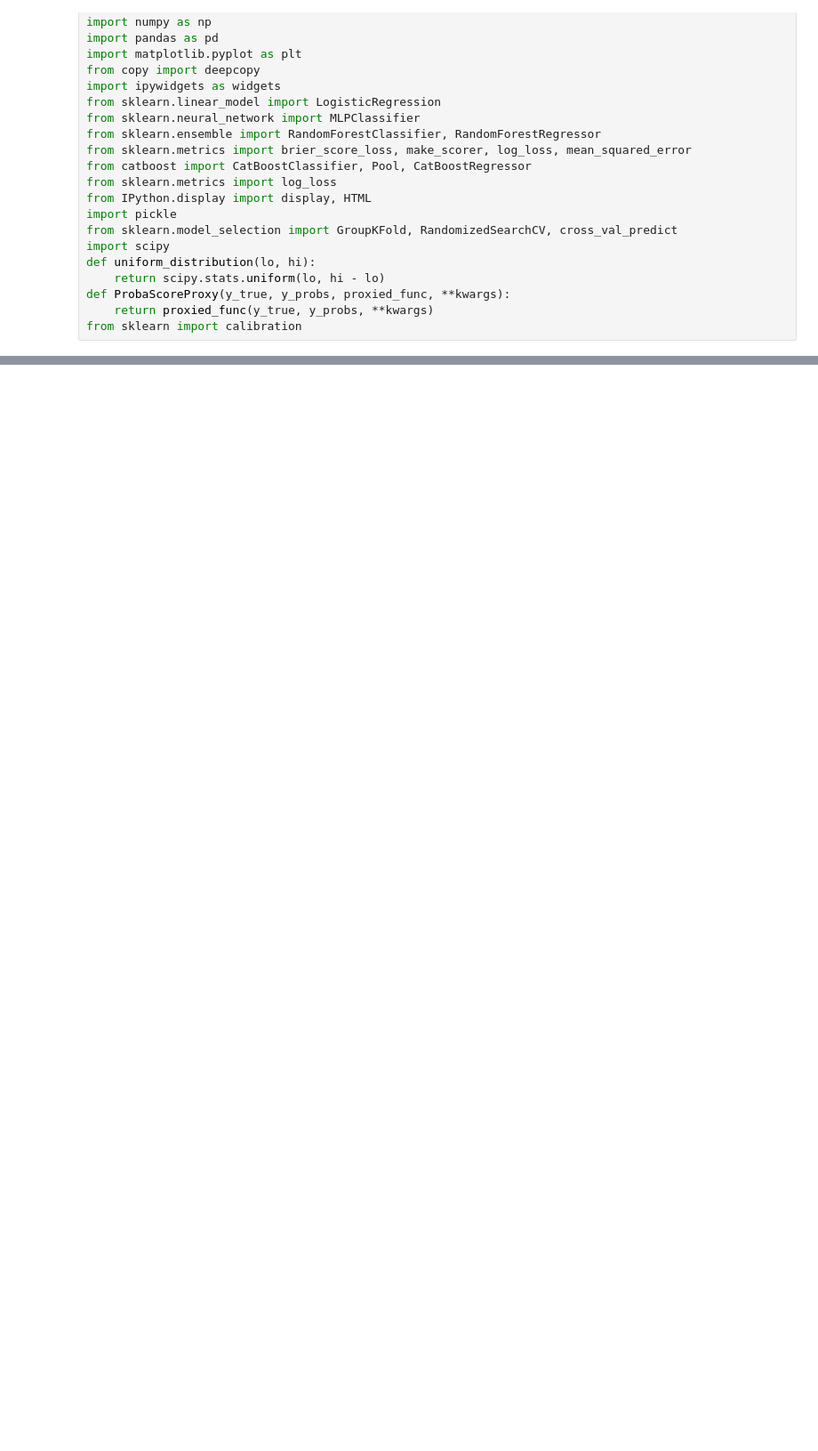
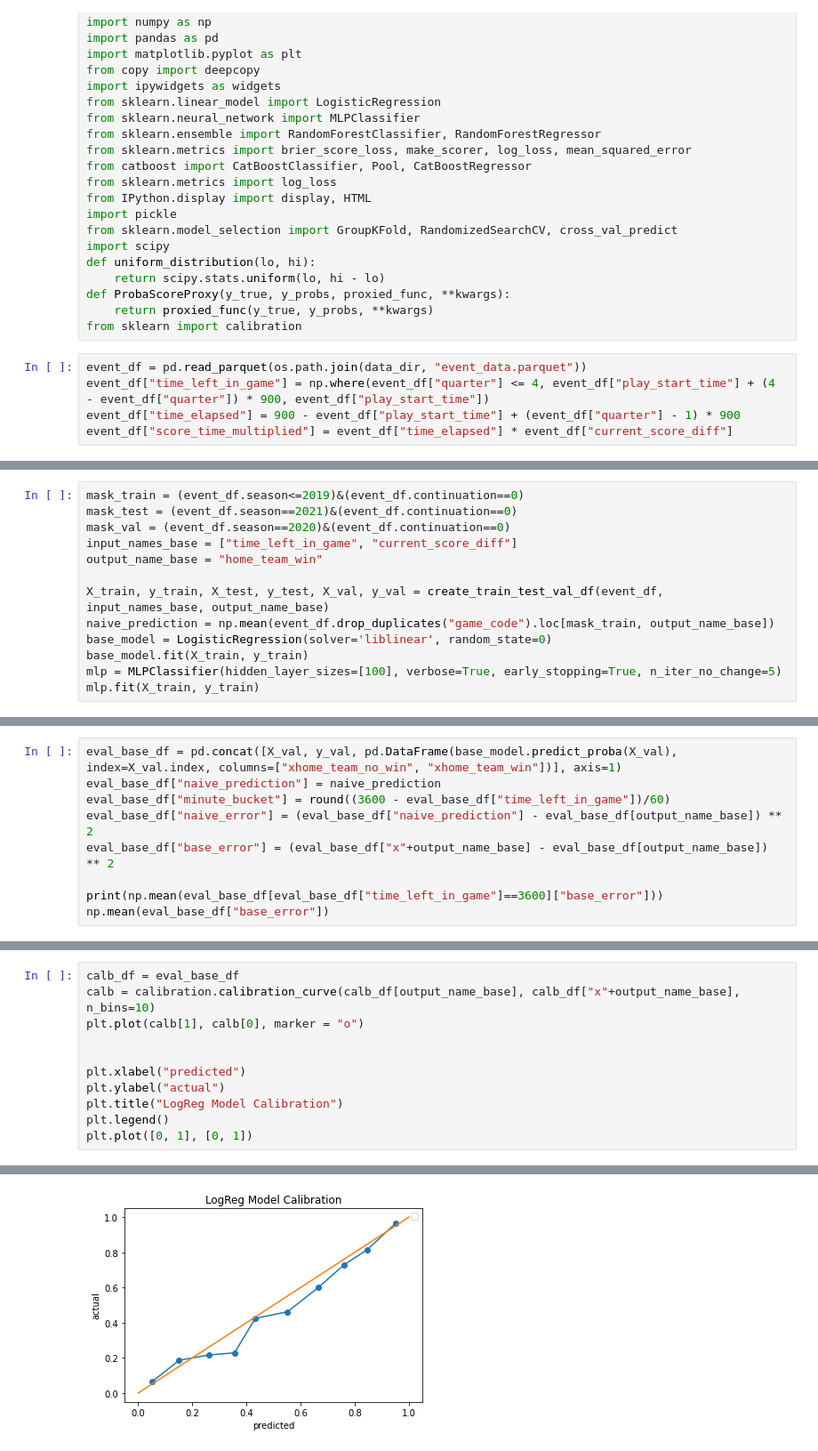
Before and after one commit to lucas-haupt/nfl-live-win-probability, a Jupyter notebook: notebooks/create_base_models.ipynb, the cells around one changed output, grey strips where cells are left out. Shown at 89% size. Drawn from its saved outputs; the diff is of its cells as text; blank space fills up the shorter version.

```diff
--- a/notebooks/create_base_models.ipynb
+++ b/notebooks/create_base_models.ipynb
@@ -26,3 +26,8 @@ def uniform_distribution(lo, hi):
 def ProbaScoreProxy(y_true, y_probs, proxied_func, **kwargs):
     return proxied_func(y_true, y_probs, **kwargs)
 from sklearn import calibration
+# %%
+event_df = pd.read_parquet(os.path.join(data_dir, "event_data.parquet"))
+event_df["time_left_in_game"] = np.where(event_df["quarter"] <= 4, event_df["play_start_time"] + (4 - event_df["quarter"]) * 900, event_df["play_start_time"])
+event_df["time_elapsed"] = 900 - event_df["play_start_time"] + (event_df["quarter"] - 1) * 900
+event_df["score_time_multiplied"] = event_df["time_elapsed"] * event_df["current_score_diff"]
@@ -28,0 +50,13 @@ from sklearn import calibration
+# %%
+mask_train = (event_df.season<=2019)&(event_df.continuation==0)
+mask_test = (event_df.season==2021)&(event_df.continuation==0)
+mask_val = (event_df.season==2020)&(event_df.continuation==0)
+input_names_base = ["time_left_in_game", "current_score_diff"]
+output_name_base = "home_team_win"
+
+X_train, y_train, X_test, y_test, X_val, y_val = create_train_test_val_df(event_df, input_names_base, output_name_base)
+naive_prediction = np.mean(event_df.drop_duplicates("game_code").loc[mask_train, output_name_base])
+base_model = LogisticRegression(solver='liblinear', random_state=0)
+base_model.fit(X_train, y_train)
+mlp = MLPClassifier(hidden_layer_sizes=[100], verbose=True, early_stopping=True, n_iter_no_change=5)
+mlp.fit(X_train, y_train)
@@ -28,0 +111,9 @@ from sklearn import calibration
+# %%
+eval_base_df = pd.concat([X_val, y_val, pd.DataFrame(base_model.predict_proba(X_val), index=X_val.index, columns=["xhome_team_no_win", "xhome_team_win"])], axis=1)
+eval_base_df["naive_prediction"] = naive_prediction
+eval_base_df["minute_bucket"] = round((3600 - eval_base_df["time_left_in_game"])/60)
+eval_base_df["naive_error"] = (eval_base_df["naive_prediction"] - eval_base_df[output_name_base]) ** 2
+eval_base_df["base_error"] = (eval_base_df["x"+output_name_base] - eval_base_df[output_name_base]) ** 2
+
+print(np.mean(eval_base_df[eval_base_df["time_left_in_game"]==3600]["base_error"]))
+np.mean(eval_base_df["base_error"])
@@ -28,0 +142,12 @@ from sklearn import calibration
+# %%
+calb_df = eval_base_df
+calb = calibration.calibration_curve(calb_df[output_name_base], calb_df["x"+output_name_base], n_bins=10)
+plt.plot(calb[1], calb[0], marker = "o")
+
+
+plt.xlabel("predicted")
+plt.ylabel("actual")
+plt.title("LogReg Model Calibration")
+plt.legend()
+plt.plot([0, 1], [0, 1])
+# %% [output]
@@ -28,0 +156 @@ from sklearn import calibration
+[figure, added]
```
Also changed, not shown: parts of 12 cells of this notebook, 3 other files.
